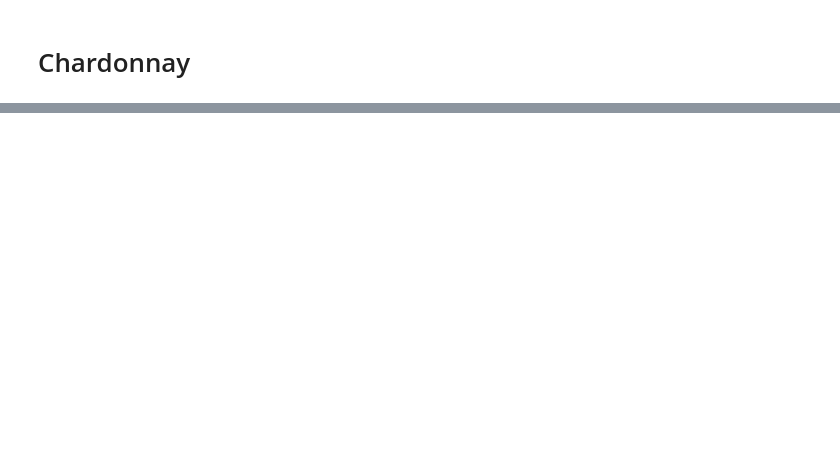
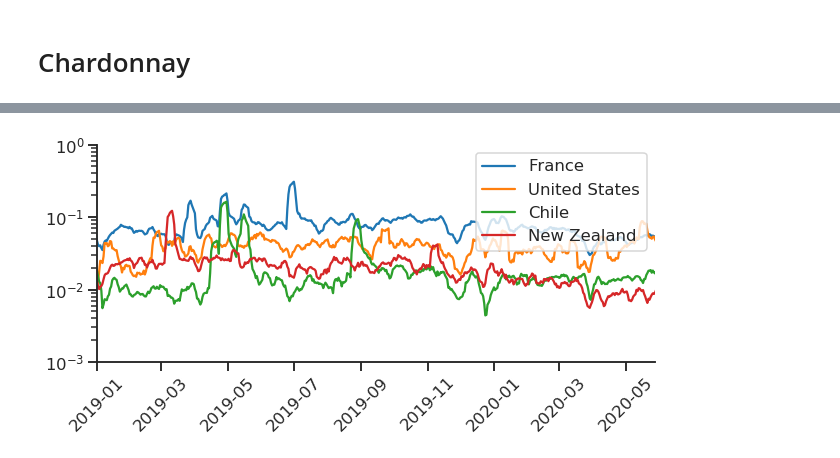
Before and after one commit to JocelynF/WineRegions, a Jupyter notebook: CreatePlots.ipynb, the cells around one changed output, grey strips where cells are left out. Cells and saved outputs as stored; diff of their text form; code cells hidden in the pictures; blank space fills up the shorter version.

```diff
--- a/CreatePlots.ipynb
+++ b/CreatePlots.ipynb
@@ -9,4 +9,7 @@ import sqlalchemy as db
 %matplotlib inline
+# %%
+sns.set_context('talk')
+sns.set_style('ticks')
 # %%
 sql_connect =  'mysql+pymysql://root:harvey@127.0.0.1:3306/wordpress'
 
@@ -47,5 +50,8 @@ rawviews_unfilt = pd.read_csv('AllPageViewsRaw_Unfiltered.csv', parse_dates = [0
 rawviews_unfilt = rawviews_unfilt.rename(columns = {'Unnamed: 0':'DATE'})
 rawviews_filt = pd.read_csv('AllPageViewsRaw_Filtered.csv', parse_dates = [0])
 rawviews_filt = rawviews_filt.rename(columns = {'Unnamed: 0':'DATE'})
+# %%
+regional_pages = pd.read_csv('RegionalPages.csv')
+wine_pages = pd.read_csv('WinePages.csv')
 # %% [markdown]
 # Chardonnay
@@ -55,0 +58,7 @@ FileNotFoundError: [Errno 2] File CHARDONNAY_Unfilt.csv does not exist: 'CHARDON
+# %%
+cols = {'0':'ARGENTINA', '1':'AUSTRALIA', '2':'AUSTRIA', '3':'CHILE', '4':'ENGLAND', '5':'FRANCE', '6':'GERMANY', '7':'GREECE',
+        '8':'ISRAEL', '9':'ITALY', '10':'LEBANON', '11':'MEXICO', '12': 'NEW ZEALAND', '13':'PORTUGAL', '14':'SOUTH AFRICA',
+        '15':'SPAIN', '16':'UNITED STATES'}
+chard = pd.read_csv('CHARDONNAY_Unfilt.csv', parse_dates = ['DATE'], index_col = 0)
+chard.rename(columns = cols, inplace = True)
+chard.tail()
@@ -55,0 +179,6 @@ FileNotFoundError: [Errno 2] File CHARDONNAY_Unfilt.csv does not exist: 'CHARDON
+# %%
+chard_pages = wine_pages['CHARDONNAY']
+sub_pages = {}
+for region, reg_pages in regional_pages.items():
+    sub_pages[region] = list(set(chard_pages)&set(reg_pages))
+    print(region, len(set(chard_pages)&set(reg_pages)))
@@ -55,0 +223,25 @@ FileNotFoundError: [Errno 2] File CHARDONNAY_Unfilt.csv does not exist: 'CHARDON
+# %%
+dates = post_info[post_info['object_id'].isin(sub_pages['FRANCE'])]['post_date']
+
+plt.figure(figsize = (10,4))
+
+
+#plt.vlines(dates, 0,100, colors = 'C1', alpha = 0.4)
+plt.plot(chard['DATE'], (chard['FRANCE']/weightviews_unfilt['CHARDONNAY']).rolling(window = 7).mean())
+plt.plot(chard['DATE'], (chard['UNITED STATES']/weightviews_unfilt['CHARDONNAY']).rolling(window = 7).mean())
+plt.plot(chard['DATE'], (chard['CHILE']/weightviews_unfilt['CHARDONNAY']).rolling(window = 7).mean())
+plt.plot(chard['DATE'], (chard['NEW ZEALAND']/weightviews_unfilt['CHARDONNAY']).rolling(window = 7).mean())
+
+#plt.plot(rawviews_unfilt['DATE'], rawviews_unfilt['65510'])
+#plt.scatter(dates, [100]*len(dates), c= 'C1', alpha = 0.6, marker = '+')
+dstart = datetime.datetime(2019,1,1)
+dstop = datetime.datetime(2020,5,28)
+plt.xlim([dstart, dstop])
+plt.ylim([1e-3,1])
+plt.yscale('log')
+plt.xticks(rotation = 45)
+plt.legend(['France', 'United States', 'Chile', 'New Zealand'])
+sns.despine()
+plt.show()
+# %% [output]
+[figure, added]
```
Also changed, not shown: parts of 11 cells of this notebook, 2 other files.
